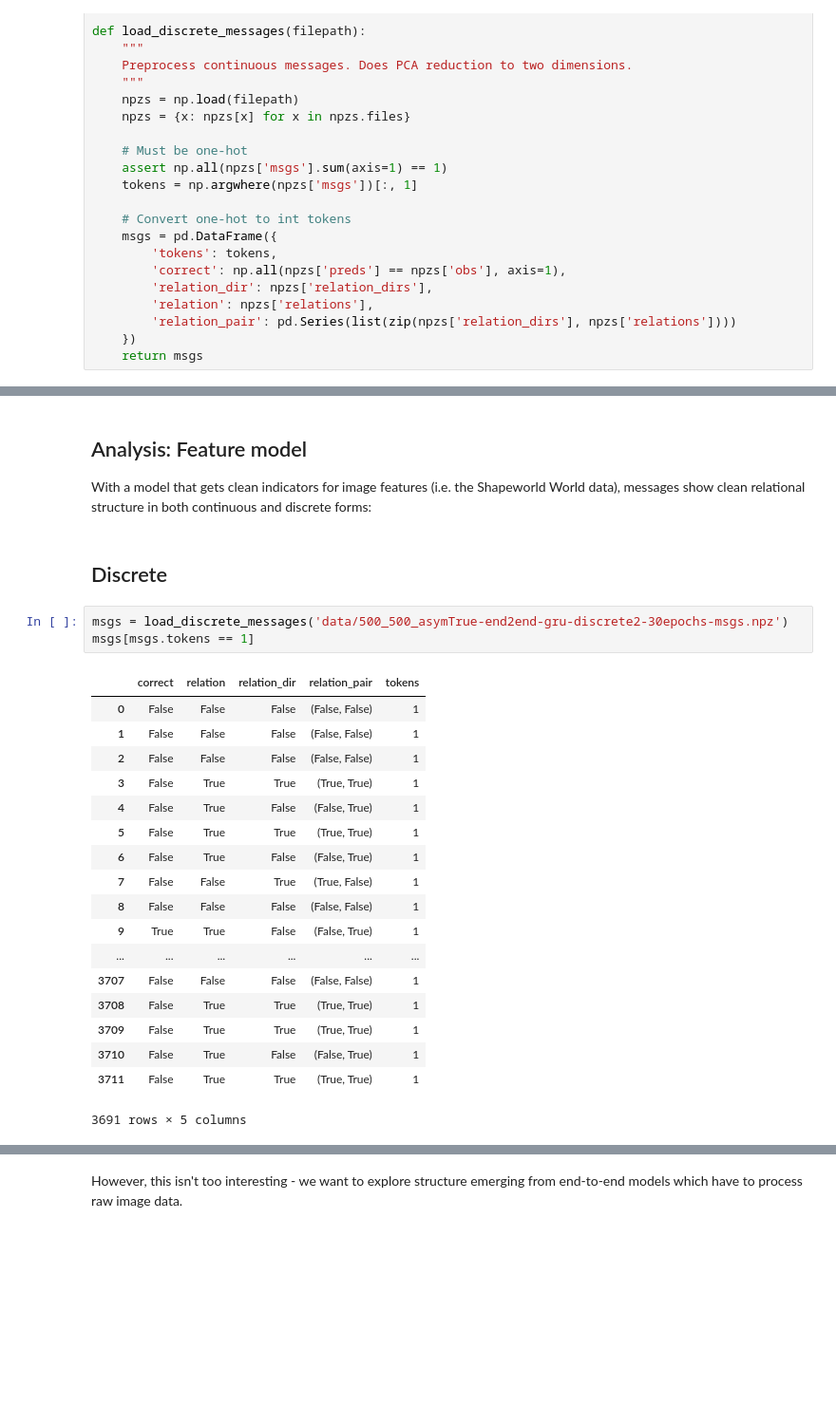
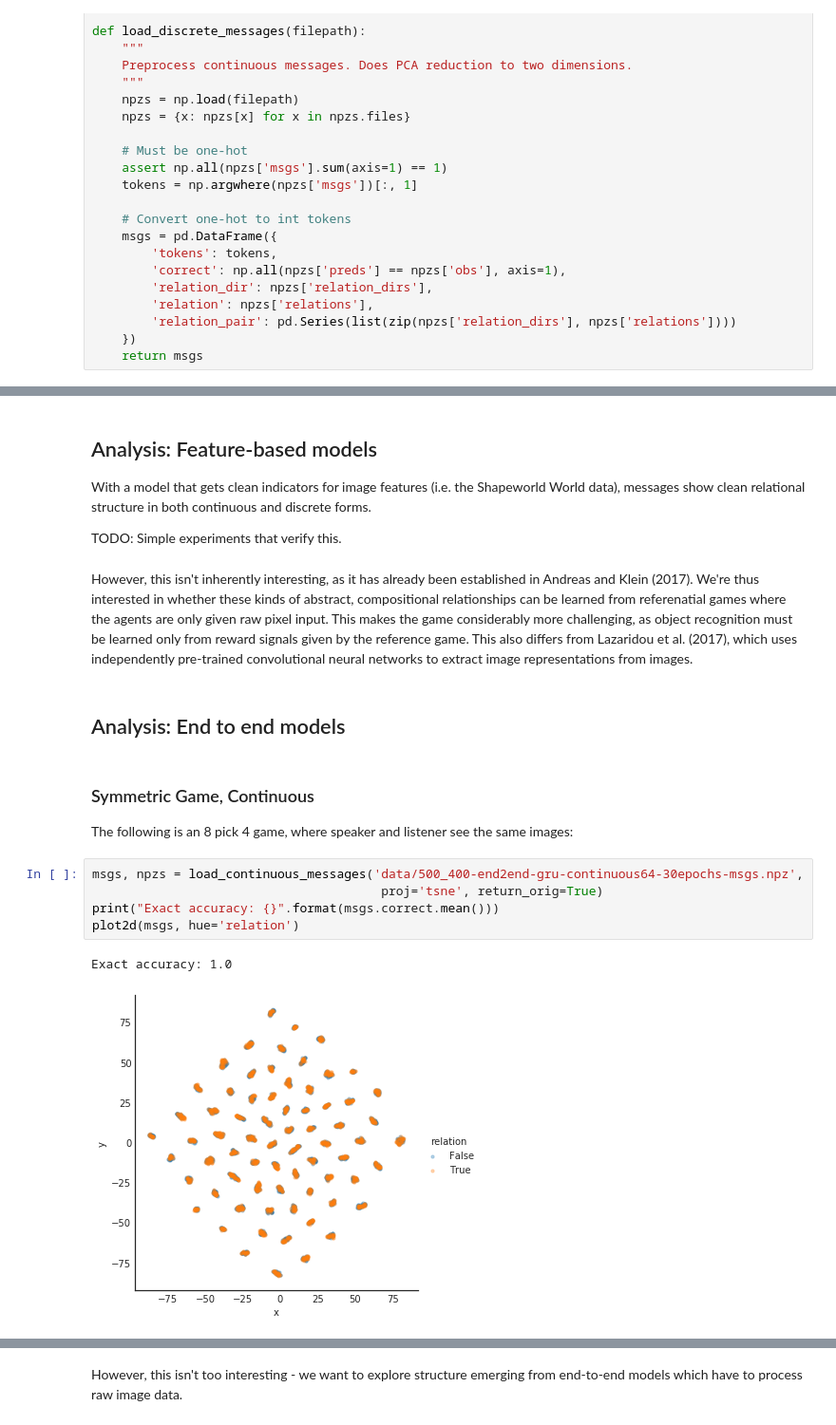
Before and after one commit to jayelm/rnn-syn, a Jupyter notebook: rnn-syn.ipynb, the cells around one changed output, grey strips where cells are left out. Shown: that part at 95% size. Drawn from its saved outputs; the diff is of its cells as text; blank space fills up the shorter version.

```diff
--- a/rnn-syn.ipynb
+++ b/rnn-syn.ipynb
@@ -74,28 +135,22 @@ def load_discrete_messages(filepath):
 # %% [markdown]
-## Analysis: Feature model
+## Analysis: Feature-based models
 
-With a model that gets clean indicators for image features (i.e. the Shapeworld World data), messages show clean relational structure in both continuous and discrete forms:
+With a model that gets clean indicators for image features (i.e. the Shapeworld World data), messages show clean relational structure in both continuous and discrete forms.
+
+TODO: Simple experiments that verify this.
-# %% [markdown]
-## Discrete
+# %% [markdown]
+However, this isn't inherently interesting, as it has already been established in Andreas and Klein (2017). We're thus interested in whether these kinds of abstract, compositional relationships can be learned from referenatial games where the agents are only given raw pixel input. This makes the game considerably more challenging, as object recognition must be learned only from reward signals given by the reference game. This also differs from Lazaridou et al. (2017), which uses independently pre-trained convolutional neural networks to extract image representations from images.
+# %% [markdown]
+## Analysis: End to end models
+# %% [markdown]
+### Symmetric Game, Continuous
+
+The following is an 8 pick 4 game, where speaker and listener see the same images:
 # %%
-msgs = load_discrete_messages('data/500_500_asymTrue-end2end-gru-discrete2-30epochs-msgs.npz')
-msgs[msgs.tokens == 1]
+msgs, npzs = load_continuous_messages('data/500_400-end2end-gru-continuous64-30epochs-msgs.npz',
+                                       proj='tsne', return_orig=True)
+print("Exact accuracy: {}".format(msgs.correct.mean()))
+plot2d(msgs, hue='relation')
 # %% [output]
-|  | correct | relation | relation_dir | relation_pair | tokens |
-| 0 | False | False | False | (False, False) | 1 |
-| 1 | False | False | False | (False, False) | 1 |
-| 2 | False | False | False | (False, False) | 1 |
-| 3 | False | True | True | (True, True) | 1 |
-| 4 | False | True | False | (False, True) | 1 |
-| 5 | False | True | True | (True, True) | 1 |
-| 6 | False | True | False | (False, True) | 1 |
-| 7 | False | False | True | (True, False) | 1 |
-| 8 | False | False | False | (False, False) | 1 |
-| 9 | True | True | False | (False, True) | 1 |
-| ... | ... | ... | ... | ... | ... |
-| 3707 | False | False | False | (False, False) | 1 |
-| 3708 | False | True | True | (True, True) | 1 |
-| 3709 | False | True | True | (True, True) | 1 |
-| 3710 | False | True | False | (False, True) | 1 |
-| 3711 | False | True | True | (True, True) | 1 |
-3691 rows × 5 columns
+Exact accuracy: 1.0
+[figure, added]
```
Also changed, not shown: parts of 25 cells of this notebook.
